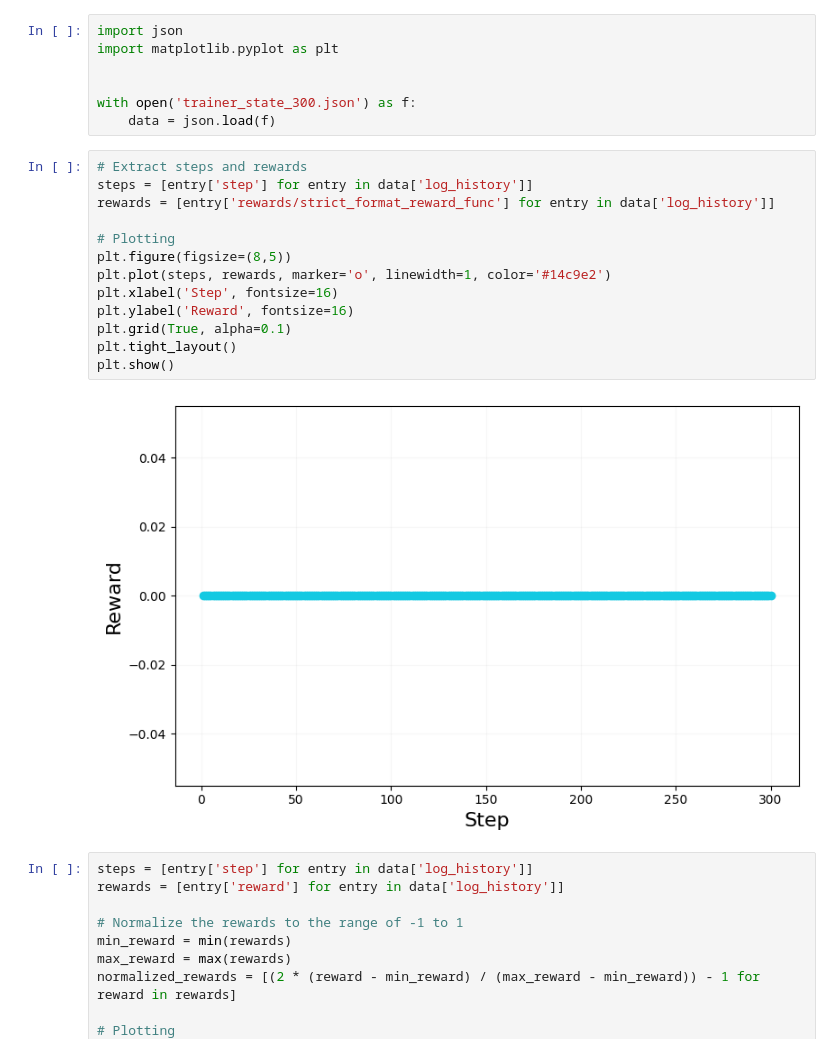
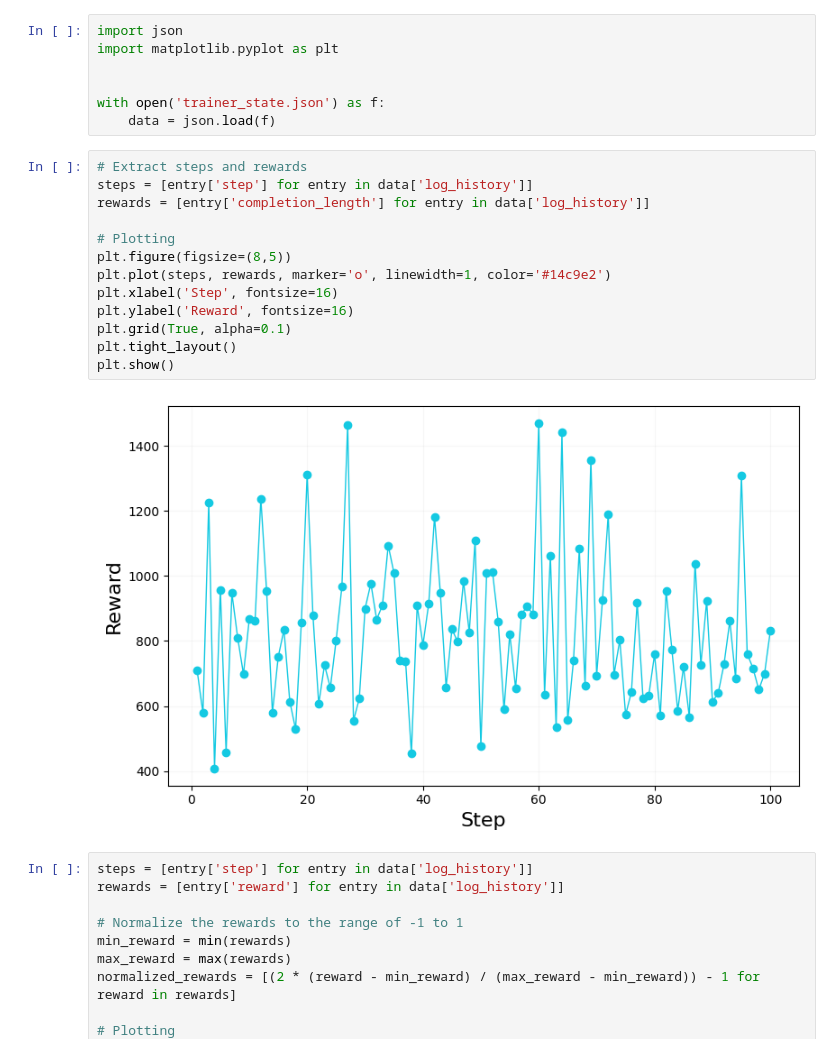
Before and after one commit to mohammad-gh009/DrugReasoner, a Jupyter notebook: reward_plot.ipynb, the cells around one changed output. Drawn from its saved outputs; the diff is of its cells as text.

Commit message:
gen_reward

```diff
--- a/reward_plot.ipynb
+++ b/reward_plot.ipynb
@@ -3,23 +3,23 @@ import json
 import matplotlib.pyplot as plt
 
 
-with open('trainer_state_300.json') as f:
+with open('trainer_state.json') as f:
     data = json.load(f)
 # %%
 # Extract steps and rewards
 steps = [entry['step'] for entry in data['log_history']]
-rewards = [entry['rewards/strict_format_reward_func'] for entry in data['log_history']]
+rewards = [entry['completion_length'] for entry in data['log_history']]
 
 # Plotting
 plt.figure(figsize=(8,5))
 plt.plot(steps, rewards, marker='o', linewidth=1, color='#14c9e2')
 plt.xlabel('Step', fontsize=16)
 plt.ylabel('Reward', fontsize=16)
 plt.grid(True, alpha=0.1)
 plt.tight_layout()
 plt.show()
 # %% [output]
-[figure, old version]
+[figure, new version]
 # %%
 steps = [entry['step'] for entry in data['log_history']]
 rewards = [entry['reward'] for entry in data['log_history']]
```
Also changed, not shown: 2 other files.
